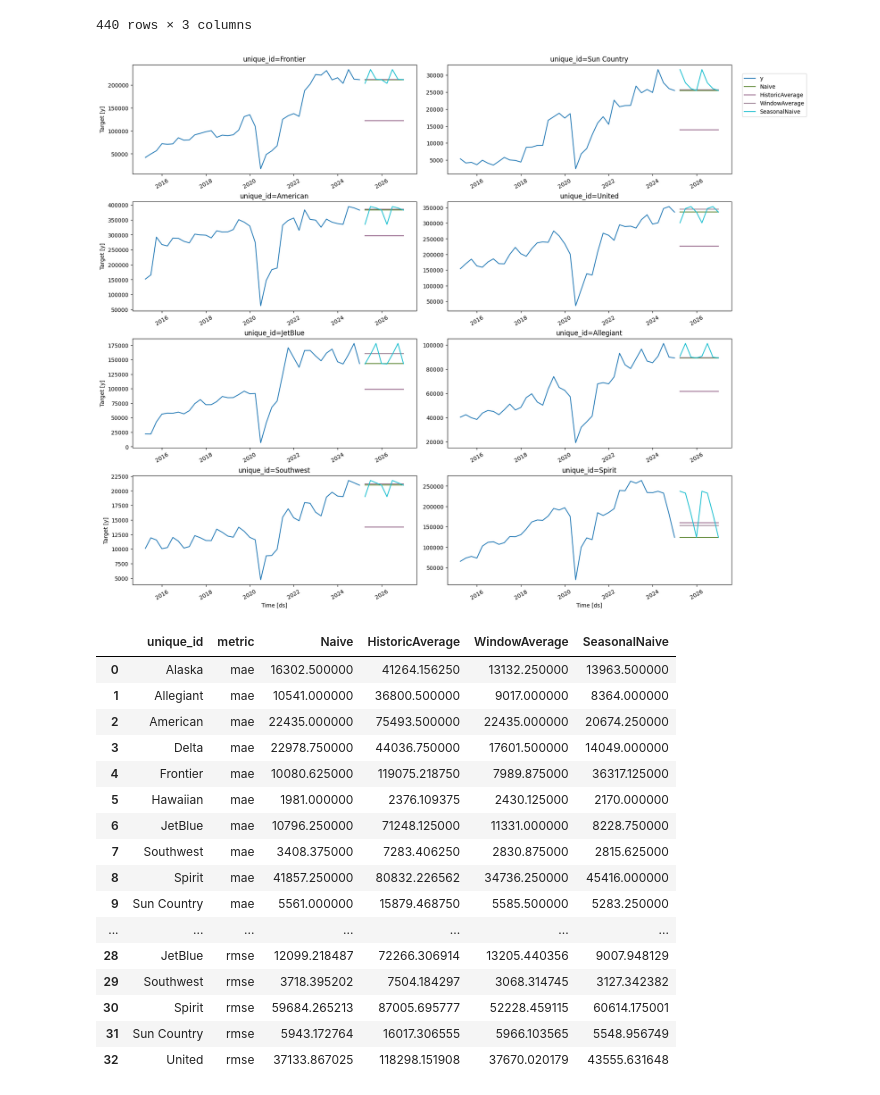
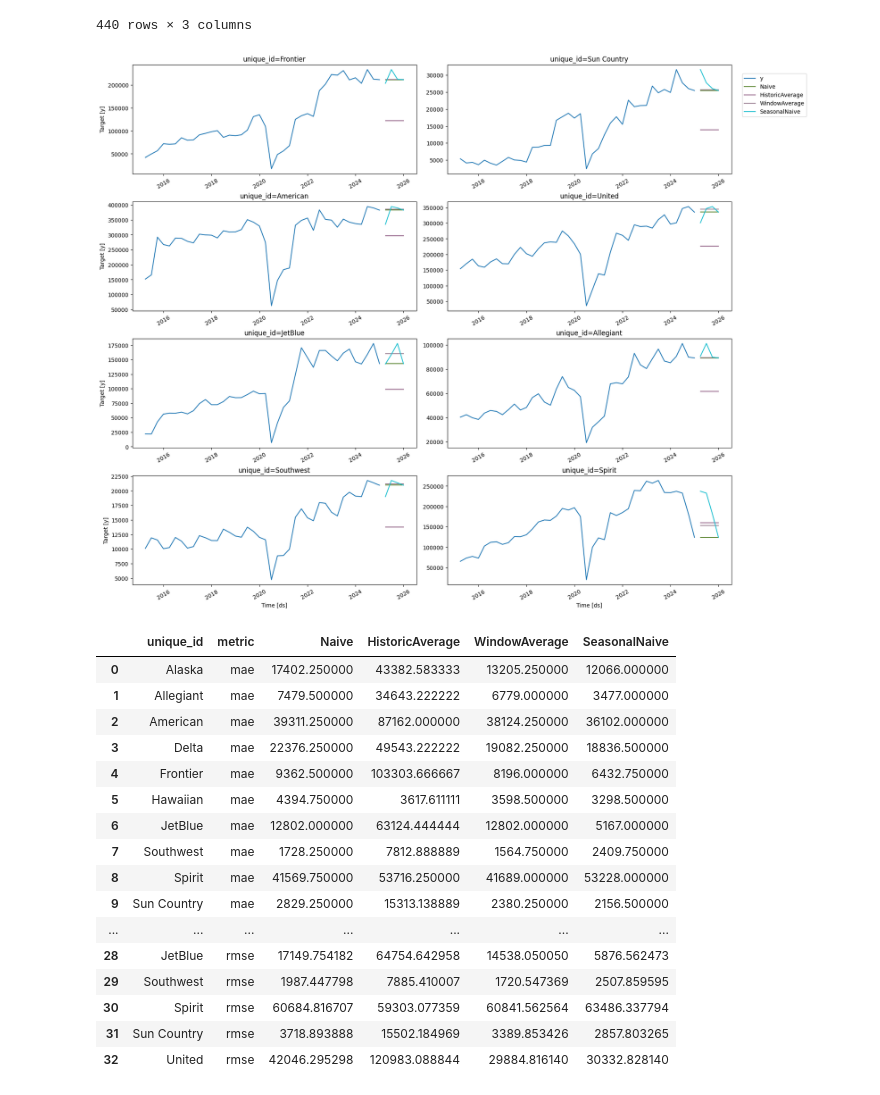
Before and after one commit to PranavShidlaghatta/BaggageRevenueModel, a Jupyter notebook: notebooks/bag_rev_forecast.ipynb, the cells around one changed output. Drawn from its saved outputs; the diff is of its cells as text; code cells hidden in the pictures.

```diff
--- a/notebooks/bag_rev_forecast.ipynb
+++ b/notebooks/bag_rev_forecast.ipynb
@@ -46,22 +46,22 @@ df_long
 440 rows × 3 columns
 # %%
 # Baseline models
-horizon = 8 # forecasting a year ahead
+horizon = 4 # forecasting a year ahead
 
 models = [
     Naive(),
     HistoricAverage(),
     WindowAverage(window_size=2),
     SeasonalNaive(season_length=4)
 ]
 
 sf = StatsForecast(models=models, freq='QE')
 sf.fit(df=df_long)
 preds = sf.predict(h=horizon)
 preds.head()
 plot_series(df=df_long, forecasts_df=preds)
 # %% [output]
-[figure, old version]
+[figure, new version]
 # %%
 # Evaluation of Baseline Models
 
@@ -76,22 +76,22 @@ evaluation = evaluate( df=eval_df, metrics=[mae, mape, rmse] )
 evaluation
 # %% [output]
 |  | unique_id | metric | Naive | HistoricAverage | WindowAverage | SeasonalNaive |
-| 0 | Alaska | mae | 16302.500000 | 41264.156250 | 13132.250000 | 13963.500000 |
-| 1 | Allegiant | mae | 10541.000000 | 36800.500000 | 9017.000000 | 8364.000000 |
-| 2 | American | mae | 22435.000000 | 75493.500000 | 22435.000000 | 20674.250000 |
-| 3 | Delta | mae | 22978.750000 | 44036.750000 | 17601.500000 | 14049.000000 |
-| 4 | Frontier | mae | 10080.625000 | 119075.218750 | 7989.875000 | 36317.125000 |
-| 5 | Hawaiian | mae | 1981.000000 | 2376.109375 | 2430.125000 | 2170.000000 |
-| 6 | JetBlue | mae | 10796.250000 | 71248.125000 | 11331.000000 | 8228.750000 |
-| 7 | Southwest | mae | 3408.375000 | 7283.406250 | 2830.875000 | 2815.625000 |
-| 8 | Spirit | mae | 41857.250000 | 80832.226562 | 34736.250000 | 45416.000000 |
-| 9 | Sun Country | mae | 5561.000000 | 15879.468750 | 5585.500000 | 5283.250000 |
+| 0 | Alaska | mae | 17402.250000 | 43382.583333 | 13205.250000 | 12066.000000 |
+| 1 | Allegiant | mae | 7479.500000 | 34643.222222 | 6779.000000 | 3477.000000 |
+| 2 | American | mae | 39311.250000 | 87162.000000 | 38124.250000 | 36102.000000 |
+| 3 | Delta | mae | 22376.250000 | 49543.222222 | 19082.250000 | 18836.500000 |
+| 4 | Frontier | mae | 9362.500000 | 103303.666667 | 8196.000000 | 6432.750000 |
+| 5 | Hawaiian | mae | 4394.750000 | 3617.611111 | 3598.500000 | 3298.500000 |
+| 6 | JetBlue | mae | 12802.000000 | 63124.444444 | 12802.000000 | 5167.000000 |
+| 7 | Southwest | mae | 1728.250000 | 7812.888889 | 1564.750000 | 2409.750000 |
+| 8 | Spirit | mae | 41569.750000 | 53716.250000 | 41689.000000 | 53228.000000 |
+| 9 | Sun Country | mae | 2829.250000 | 15313.138889 | 2380.250000 | 2156.500000 |
 | ... | ... | ... | ... | ... | ... | ... |
-| 28 | JetBlue | rmse | 12099.218487 | 72266.306914 | 13205.440356 | 9007.948129 |
-| 29 | Southwest | rmse | 3718.395202 | 7504.184297 | 3068.314745 | 3127.342382 |
-| 30 | Spirit | rmse | 59684.265213 | 87005.695777 | 52228.459115 | 60614.175001 |
-| 31 | Sun Country | rmse | 5943.172764 | 16017.306555 | 5966.103565 | 5548.956749 |
-| 32 | United | rmse | 37133.867025 | 118298.151908 | 37670.020179 | 43555.631648 |
+| 28 | JetBlue | rmse | 17149.754182 | 64754.642958 | 14538.050050 | 5876.562473 |
+| 29 | Southwest | rmse | 1987.447798 | 7885.410007 | 1720.547369 | 2507.859595 |
+| 30 | Spirit | rmse | 60684.816707 | 59303.077359 | 60841.562564 | 63486.337794 |
+| 31 | Sun Country | rmse | 3718.893888 | 15502.184969 | 3389.853426 | 2857.803265 |
+| 32 | United | rmse | 42046.295298 | 120983.088844 | 29884.816140 | 30332.828140 |
 # %%
 # ARIMA and SARIMA Models
 
```
Also changed, not shown: parts of 5 cells of this notebook, 1 other file.
